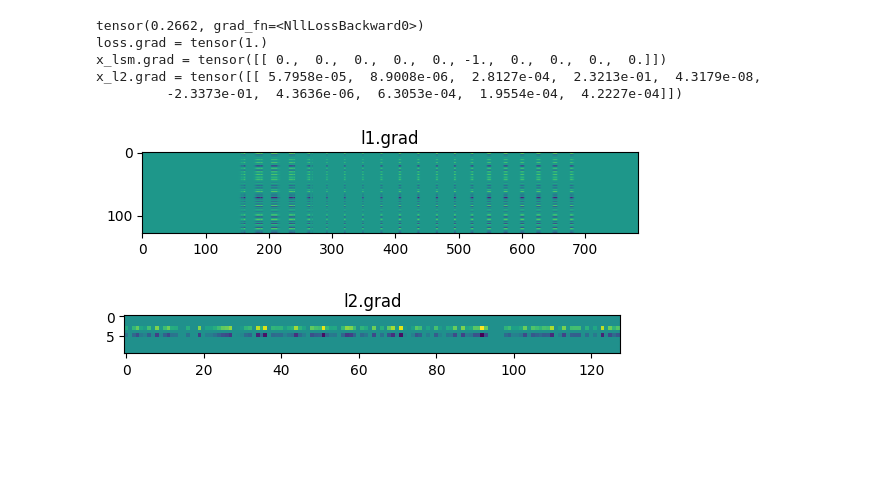
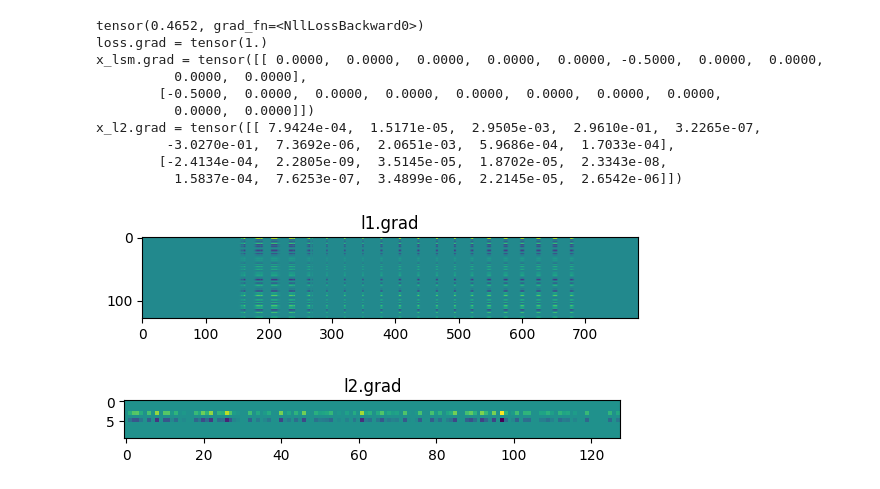
Before and after one commit to abrasumente233/smolgrad, a Jupyter notebook: mnist.ipynb, the cells around one changed output. Drawn from its saved outputs; the diff is of its cells as text; code cells hidden in the pictures; blank space fills up the shorter version.

```diff
--- a/mnist.ipynb
+++ b/mnist.ipynb
@@ -156,45 +164,50 @@ def torch_backward():
     model.zero_grad()
 
     # forward
-    x = tensor(X_train[0:1].reshape((-1, 28*28)))
+    x = tensor(X_train[0:2].reshape((-1, 28*28)))
     x_l1 = model.l1(x)
     x_relu = F.relu(x_l1)
     x_l2 = model.l2(x_relu)
     x_lsm = F.log_softmax(x_l2, dim=1)
-    loss = F.nll_loss(x_lsm, tensor(Y_train[0:1]))
+    loss = F.nll_loss(x_lsm, tensor(Y_train[0:2]))
     print(loss)
 
     x_l1.retain_grad()
     x_relu.retain_grad()
     x_l2.retain_grad()
     x_lsm.retain_grad()
     loss.retain_grad()
 
     # backward
     loss.backward()
 
     print('loss.grad =', loss.grad)
     print('x_lsm.grad =', x_lsm.grad)
     print('x_l2.grad =', x_l2.grad)
     #print('x_relu.grad =', x_relu.grad)
     #print('x_l1.grad =', x_l1.grad)
 
     plt.figure()
     plt.title("l1.grad")
     imshow(model.l1.weight.grad)
 
     plt.figure()
     plt.title("l2.grad")
     imshow(model.l2.weight.grad)
 
 torch_backward()
 # %% [output]
-tensor(0.2662, grad_fn=<NllLossBackward0>)
+tensor(0.4652, grad_fn=<NllLossBackward0>)
 loss.grad = tensor(1.)
-x_lsm.grad = tensor([[ 0.,  0.,  0.,  0.,  0., -1.,  0.,  0.,  0.,  0.]])
-x_l2.grad = tensor([[ 5.7958e-05,  8.9008e-06,  2.8127e-04,  2.3213e-01,  4.3179e-08,
-         -2.3373e-01,  4.3636e-06,  6.3053e-04,  1.9554e-04,  4.2227e-04]])
+x_lsm.grad = tensor([[ 0.0000,  0.0000,  0.0000,  0.0000,  0.0000, -0.5000,  0.0000,  0.0000,
+          0.0000,  0.0000],
+        [-0.5000,  0.0000,  0.0000,  0.0000,  0.0000,  0.0000,  0.0000,  0.0000,
+          0.0000,  0.0000]])
+x_l2.grad = tensor([[ 7.9424e-04,  1.5171e-05,  2.9505e-03,  2.9610e-01,  3.2265e-07,
+         -3.0270e-01,  7.3692e-06,  2.0651e-03,  5.9686e-04,  1.7033e-04],
+        [-2.4134e-04,  2.2805e-09,  3.5145e-05,  1.8702e-05,  2.3343e-08,
+          1.5837e-04,  7.6253e-07,  3.4899e-06,  2.2145e-05,  2.6542e-06]])
-[figure, old version]
+[figure, new version]
-[figure, old version]
+[figure, new version]
 # %%
 # backward, ours
```
Also changed, not shown: parts of 7 cells of this notebook.
